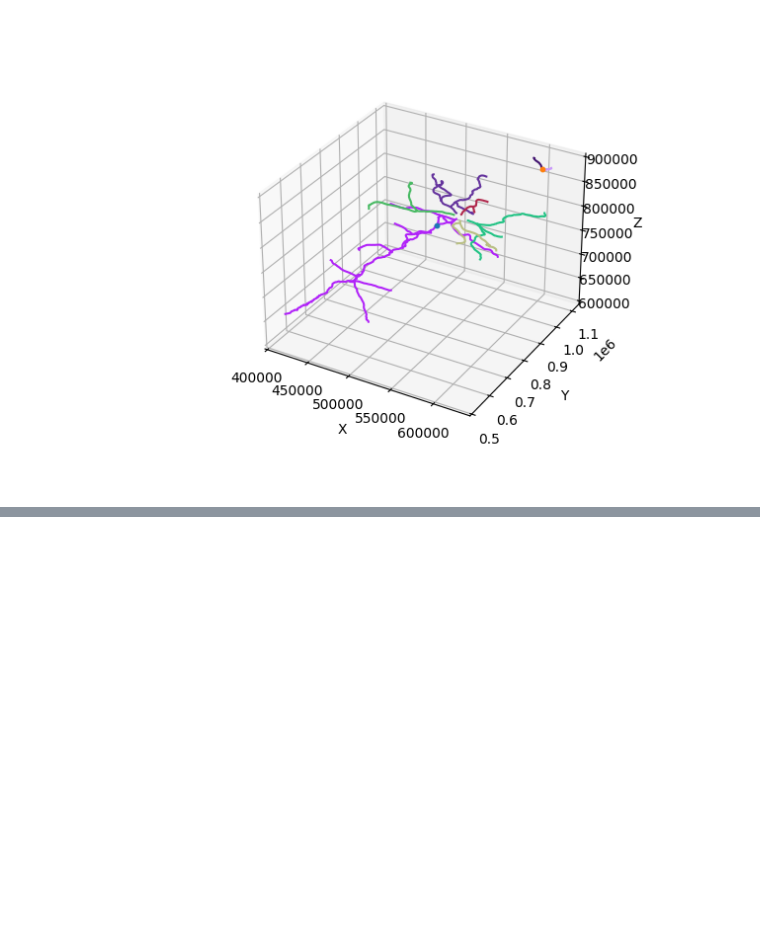
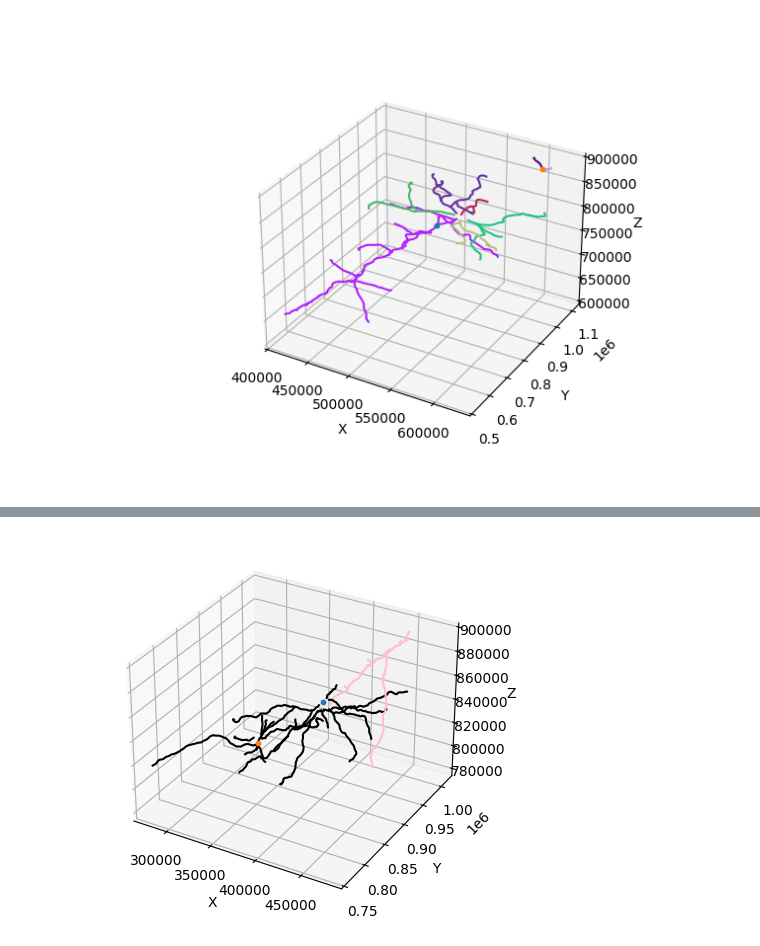
Before and after one commit to ML-UVA/jhapl-GNN, a Jupyter notebook: Visualization/Branch_Visualization.ipynb, the cells around one changed output, grey strips where cells are left out. Cells and saved outputs as stored; diff of their text form; code cells hidden in the pictures; blank space fills up the shorter version.

```diff
--- a/Visualization/Branch_Visualization.ipynb
+++ b/Visualization/Branch_Visualization.ipynb
@@ -250,3 +275,81 @@ plt.show()
 [ 601731.2 1091488.   873402.6]
 2277
 [figure]
+# %%
+#Visualize Neuron with two split ids
+
+color_dict = {"basal":"red","oblique":"orange","apical":"yellow","apical_shaft":"green","apical_tuft":"blue","dendrite":"black", "axon":"pink"}
+
+neuron_list = [864691135207754617,864691136594524834] #id of neuron with two splits
+
+# Unpack points
+
+fig = plt.figure()
+ax = fig.add_subplot(111, projection='3d')
+for n in neuron_list:
+    path = "../data/graph_exports/" + str(n)+'_0_auto_proof_v7_proofread.pbz2'
+    with bz2.open(path, 'rb') as f:
+        G = pickle.load(f)
+        for u, v, w in G.edges(data="weight"):
+            print(u, v, w)
+
+
+
+        final_branch_dict={}
+
+        first_child_list=[]
+        #print(G.edges)
+
+        for edge in G.edges:
+            if edge[0] == "S0":
+                first_child_list.append(edge[1])
+        print(first_child_list)
+
+        for node in first_child_list:
+            downstream_connections = nx.descendants(G, node)
+            final_branch_dict[node]=[node]
+            #print(downstream_connections)
+            final_branch_dict[node]+= list(downstream_connections)
+
+
+        print(final_branch_dict)
+
+        G_dict = dict(list(G.nodes(data=True)))
+        for node in G:
+            if "axon_compartment" in G_dict[node]:
+                print(node, G_dict[node]["compartment"])
+
+        skeleton_dict = {}
+
+        for node in final_branch_dict:
+            color = (random.random(), random.random(), random.random())
+            node_list = [node] + final_branch_dict[node]
+            print(G_dict[node]['labels'])
+            compartment = G_dict[node]['compartment']
+            axon_compartment = G_dict[node]['axon_compartment']
+            print(f"compartment: {axon_compartment}")
+            skeleton_dict[node] = [G_dict[node]['labels'][0],np.empty((0,3))]
+            for child_node in final_branch_dict[node]:
+                node_data = G_dict[child_node]
+
+                points = node_data['skeleton_data']
+
+                skeleton_dict[node][1] = np.vstack((skeleton_dict[node][1], points))
+                ax.plot(points[:, 0], points[:, 1], points[:, 2],color=color_dict[axon_compartment])
+                # if node_data['labels'][0]=="apical":
+                #     ax.plot(points[:, 0], points[:, 1], points[:, 2],color=color_dict[compartment])
+                # elif node_data['labels'][0]=="basal":
+                #     ax.plot(points[:, 0], points[:, 1], points[:, 2],color=color_dict[compartment])
+                # elif node_data['labels'][0]=="axon":
+                #     ax.plot(points[:, 0], points[:, 1], points[:, 2],color=color_dict[compartment])
+
+        center = list(G.nodes(data=True))[0][1]['endpoint_upstream']
+        print(center)
+        ax.scatter(center[0],center[1],center[2], s=10)
+
+ax.set_xlabel('X')
+ax.set_ylabel('Y')
+ax.set_zlabel('Z')
+
+plt.show()
+# %% [output]
@@ -252,0 +373 @@ plt.show()
+[figure, added]
```
Also changed, not shown: parts of 35 cells of this notebook, 16 other files.
